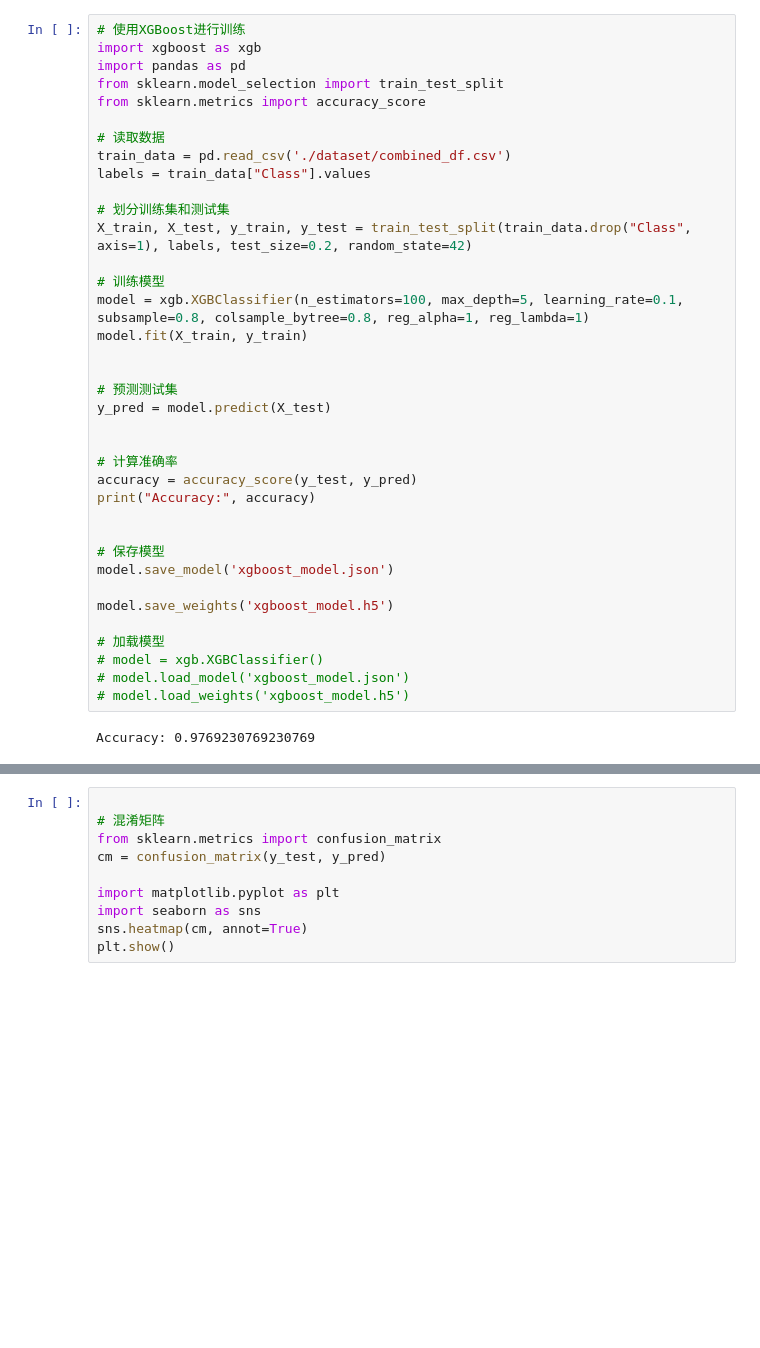
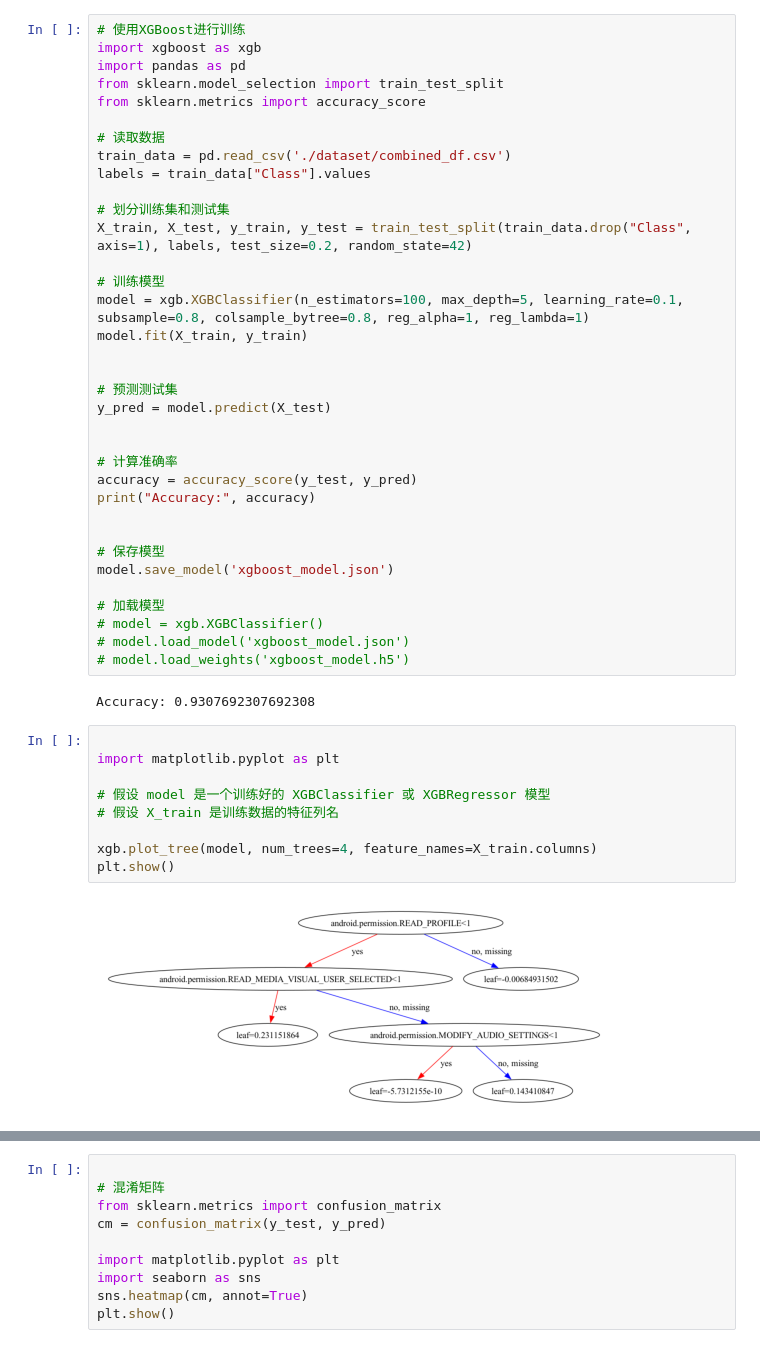
Before and after one commit to echo-carrie/FraudTerminator, a Jupyter notebook: xgboost.ipynb, the cells around one changed output, grey strips where cells are left out. Cells and saved outputs as stored; diff of their text form; blank space fills up the shorter version.

Commit message:
feat: xgboost predict

```diff
--- a/xgboost.ipynb
+++ b/xgboost.ipynb
@@ -29,11 +29,20 @@ print("Accuracy:", accuracy)
 # 保存模型
 model.save_model('xgboost_model.json')
 
-model.save_weights('xgboost_model.h5')
-
 # 加载模型
 # model = xgb.XGBClassifier()
 # model.load_model('xgboost_model.json')
 # model.load_weights('xgboost_model.h5')
 # %% [output]
-Accuracy: 0.9769230769230769
+Accuracy: 0.9307692307692308
+# %%
+
+import matplotlib.pyplot as plt
+
+# 假设 model 是一个训练好的 XGBClassifier 或 XGBRegressor 模型
+# 假设 X_train 是训练数据的特征列名
+
+xgb.plot_tree(model, num_trees=4, feature_names=X_train.columns)
+plt.show()
+# %% [output]
+[figure, added]
```
Also changed, not shown: parts of 1 cell of this notebook.
